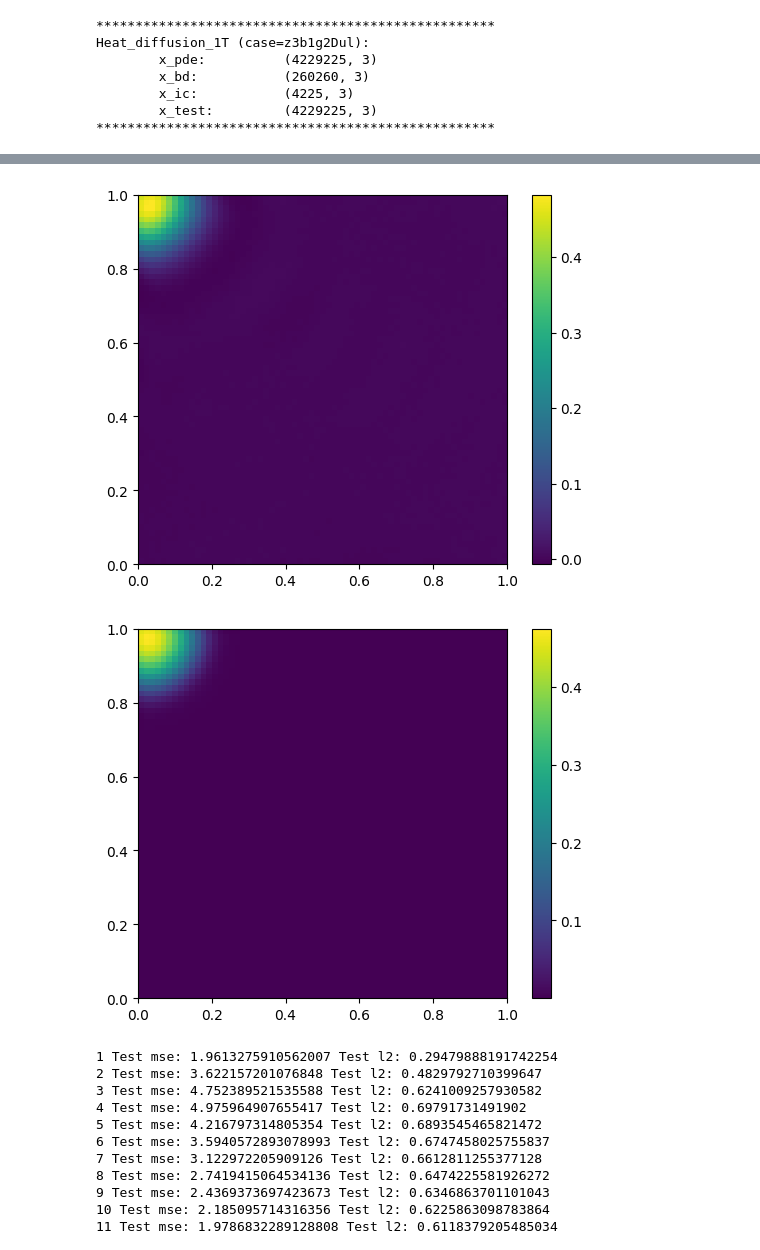
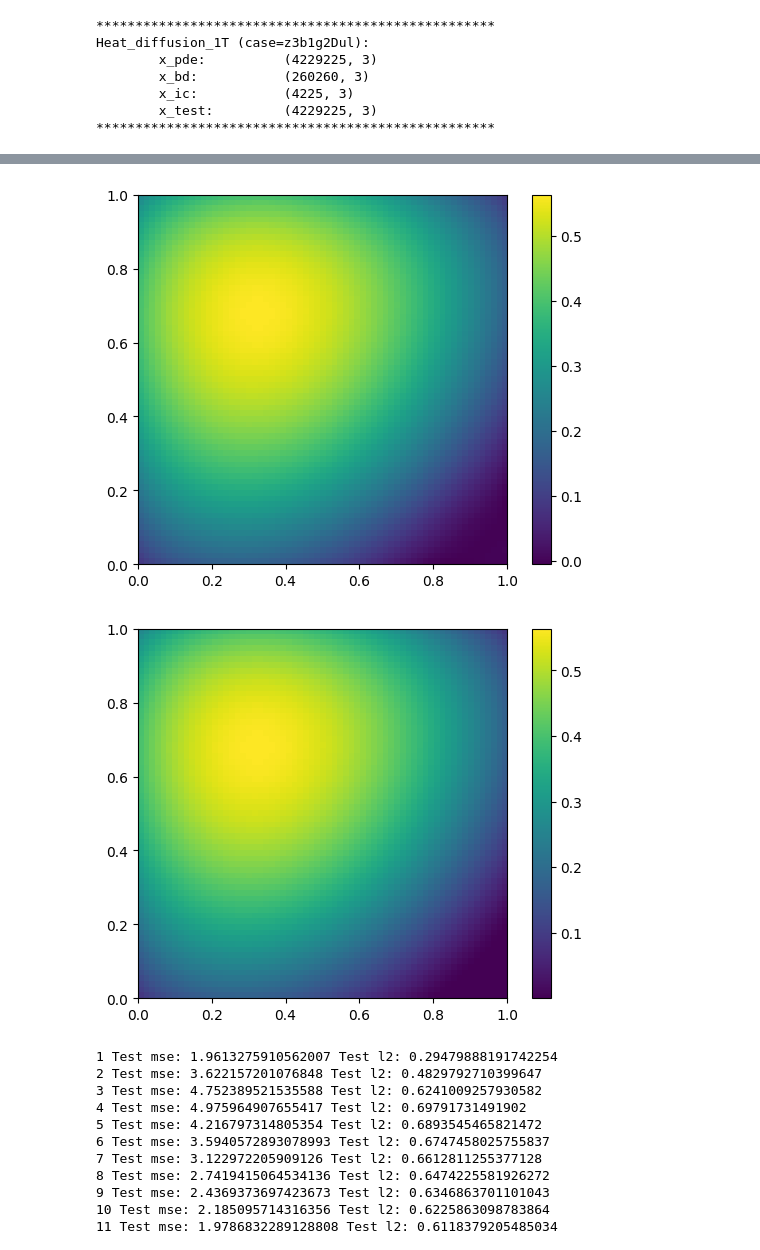
Before and after one commit to CassandraYe1/TransNet, a Jupyter notebook: ls-1T-z3b1g2Dul.ipynb, the cells around one changed output, grey strips where cells are left out. Saved outputs shown, nothing was run; the diff lists cells and outputs as text; code cells hidden in the pictures.

```diff
--- a/ls-1T-z3b1g2Dul.ipynb
+++ b/ls-1T-z3b1g2Dul.ipynb
@@ -107,7 +111,7 @@ basis = PDE_basis(x_dim=3, basis_num=600, nlin_type='tanh')
 basis.init_pde_basis(shape=0.7, radius=1.8)
 train_ls = TrainLS(problem=my_prob, basis=basis)
 l = 4225
-i = 10
+i = 500
 x_ic = my_prob.x_ic
 u_old = my_prob.target_test['u'][(i-1)*l:i*l]
 target_constrain = my_prob.target_test['u'][(i-1)*l:i*l]
@@ -118,7 +122,7 @@ x_bd = my_prob.x_bd[condition]
 condition = my_prob.x_test[:, 0].astype(np.float32) == i * timestep
 x_in = my_prob.x_test[condition]
 target_in = my_prob.target_test['u'][i*l:(i+1)*l]
-coef_sol, info1 = train_ls.ls_pde_picard(x_pde,x_bd,x_ic,u_old,target_constrain,max_iter=20,weights=None,verbose=True)
+coef_sol, info1 = train_ls.ls_pde_picard(x_pde,x_bd,x_ic,u_old,target_constrain,max_iter=100,weights=None,verbose=True)
 mse_test, l2_test, info2 = train_ls.get_mse_test(x_in, target_in, coef_sol=coef_sol)
 print('Test MSE:', mse_test, 'Test l2:', l2_test)
 # %% [output]
@@ -142,18 +157,19 @@ Test MSE: 7.959773955277799e-06 Test l2: 0.05737426925110208
 # %%
-u_pred = info2['u_fitted']
-u_fitted = u_pred.reshape((65, 65)).T
+#u_pred = np.load('/root/radiation diffusion/TransNet/radiation diffusion/Heat-1T-z3b1g2Dul/train1.npy')
+u_pred = info1['train_u']
+u_fitted = u_pred[-1].reshape((65, 65)).T
 plt.imshow(u_fitted, extent=[0,1,0,1])
 plt.colorbar()
 plt.show()
 # %% [output]
-[figure, old version]
+[figure, new version]
 # %%
 u_fitted = target_in.reshape((65, 65)).T
 plt.imshow(u_fitted, extent=[0,1,0,1])
 plt.colorbar()
 plt.show()
 # %% [output]
-[figure, old version]
+[figure, new version]
 # %%
 basis = PDE_basis(x_dim=3, basis_num=600, nlin_type='tanh')
 basis.init_pde_basis(shape=0.7, radius=1.8)
```
Also changed, not shown: parts of 10 cells of this notebook, 2 other files.
